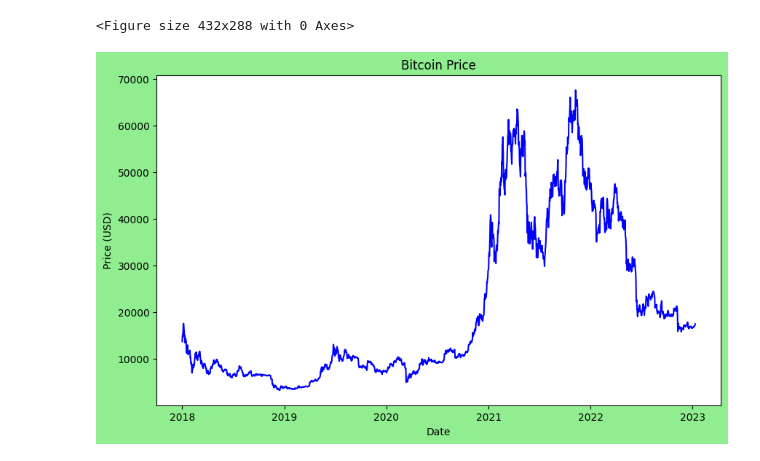
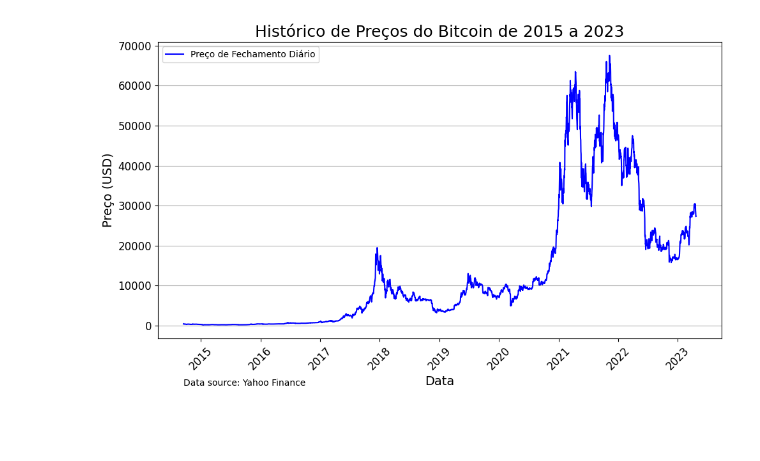
Before and after one commit to leonis100/project, a Jupyter notebook: bitcoin.ipynb, the cells around one changed output. Drawn from its saved outputs; the diff is of its cells as text; code cells hidden in the pictures; blank space fills up the shorter version.

```diff
--- a/bitcoin.ipynb
+++ b/bitcoin.ipynb
@@ -40,36 +46,39 @@ Requirement already satisfied: six>=1.5 in /usr/local/lib/python3.8/dist-package
 # %%
+
 %matplotlib inline
 
 import yfinance as yf
 import matplotlib.pyplot as plt
 from datetime import datetime
 
 # Download data from yfinance
 bitcoin = yf.Ticker("BTC-USD")
-data = bitcoin.history(start="2018-01-01", end="2023-01-11")
+data = bitcoin.history(start="2010-01-01", end=datetime.now().strftime('%Y-%m-%d'))
 
 # Create the plot
-fig = plt.figure()
-fig = plt.figure(figsize=(10, 6))
-fig.set_dpi(100)
-fig.set_facecolor("lightgreen")
+fig = plt.figure(figsize=(10, 6), dpi=100, facecolor="white")
 ax = fig.add_subplot(111)
-ax.plot(data['Close'], color = 'blue')
-plt.title("Bitcoin Price")
-plt.xlabel("Date")
-plt.ylabel("Price (USD)")
+ax.plot(data['Close'], color='blue', label="Preço de Fechamento Diário")
+ax.legend()
+plt.title("Histórico de Preços do Bitcoin de 2015 a 2023", fontsize=18)
+plt.xlabel("Data", fontsize=14)
+plt.ylabel("Preço (USD)", fontsize=14)
+plt.xticks(fontsize=12, rotation=45)
+plt.yticks(fontsize=12)
+plt.grid(axis="y")
 
 # Add interactivity
 def on_move(event):
     if not event.inaxes:
         return
     x, y = event.xdata, event.ydata
     date = datetime.fromtimestamp(x).strftime('%Y-%m-%d')
-    plt.title(f"Bitcoin Price: {y:.2f} USD on {date}")
+    plt.title(f"Preço do Bitcoin: {y:.2f} USD em {date}", fontsize=16)
 
 fig.canvas.mpl_connect("motion_notify_event", on_move)
-
+plt.text(data.index[0], -15000, "Data source: Yahoo Finance", fontsize=10)
+plt.tight_layout()
+plt.savefig('bitcoin1_price.png')
 plt.show()
 # %% [output]
-<Figure size 432x288 with 0 Axes>
-[figure, old version]
+[figure, new version]
```
Also changed, not shown: parts of 2 cells of this notebook.
